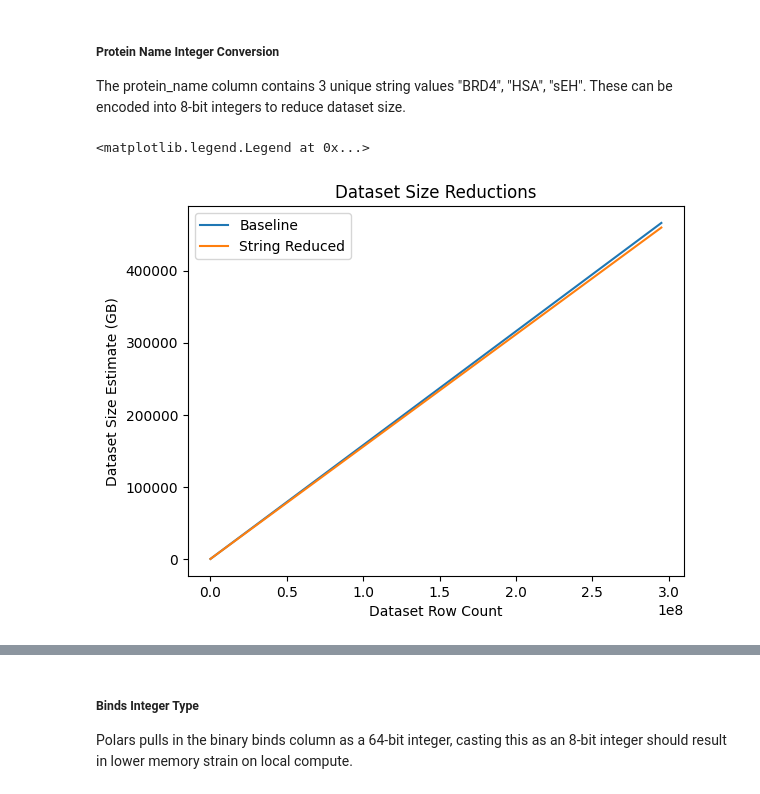
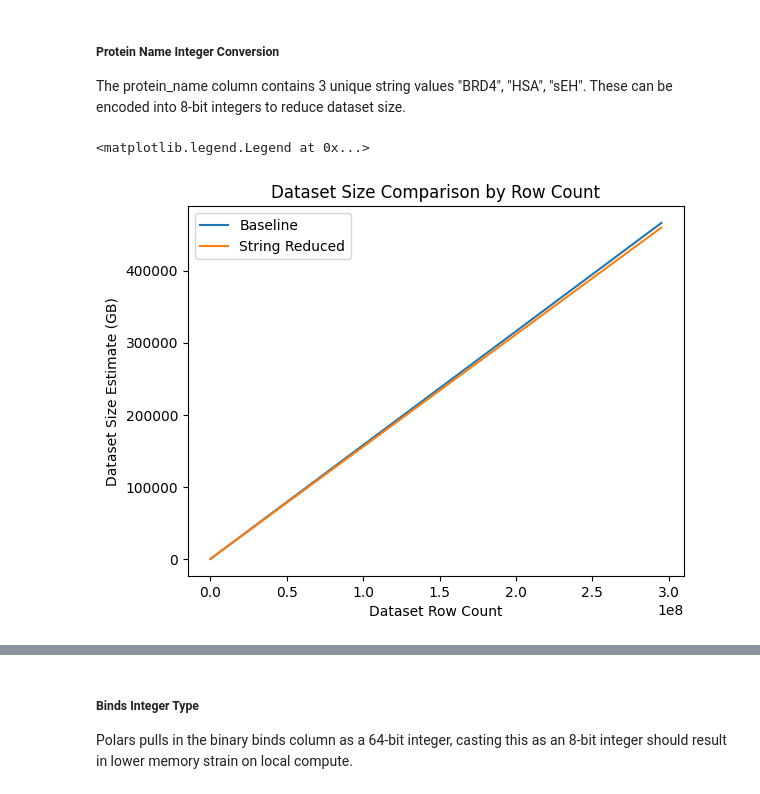
Before and after one commit to btcain4/leash-bio-ai, a Jupyter notebook: notebooks/03_silver_eda.ipynb, the cells around one changed output, grey strips where cells are left out. Saved outputs shown, nothing was run; the diff lists cells and outputs as text; code cells hidden in the pictures.

```diff
--- a/notebooks/03_silver_eda.ipynb
+++ b/notebooks/03_silver_eda.ipynb
@@ -135,12 +144,12 @@ str_reduce_gb_l = str_reduce_gb * data_step
 # %%
 plt.plot(data_step, baseline_gb_l, label='Baseline')
 plt.plot(data_step, str_reduce_gb_l, label='String Reduced')
 
 plt.xlabel("Dataset Row Count")
 plt.ylabel("Dataset Size Estimate (GB)")
-plt.title("Dataset Size Reductions")
+plt.title("Dataset Size Comparison by Row Count")
 
 plt.legend()
 # %% [output]
 <matplotlib.legend.Legend at 0x...>
-[figure, old version]
+[figure, new version]
```
Also changed, not shown: parts of 5 cells of this notebook.
